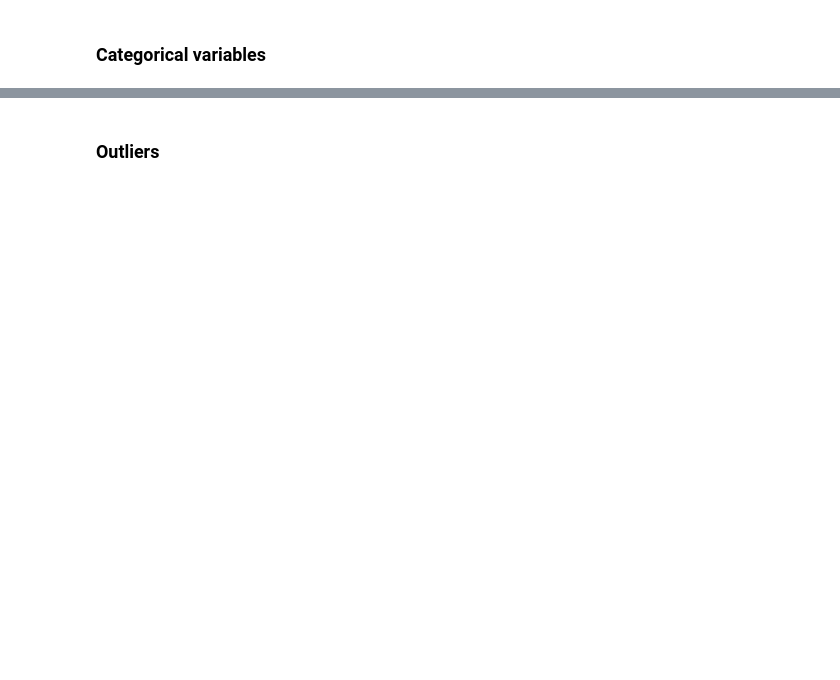
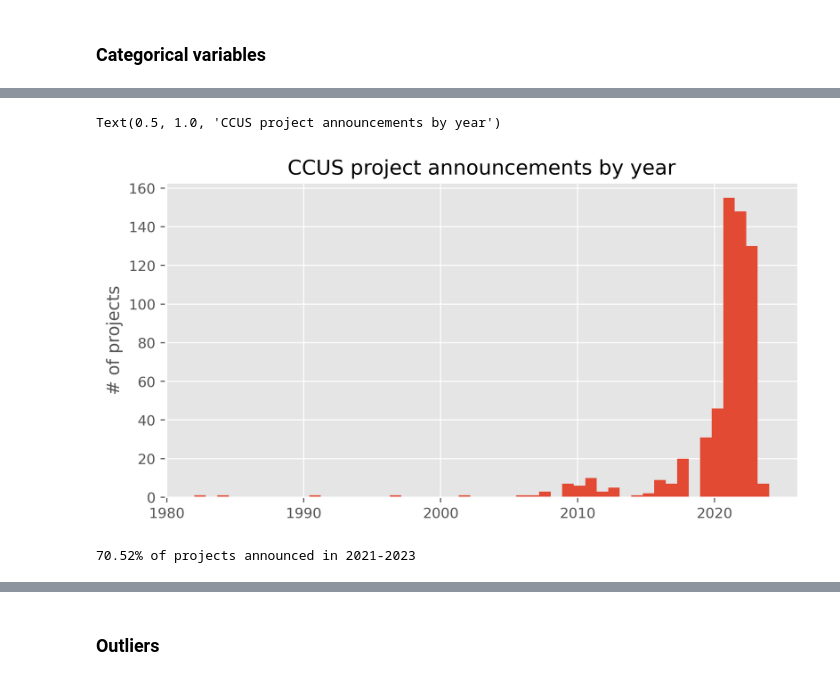
Before and after one commit to noah-art3mis/stats-assignment-1, a Jupyter notebook: carbon_cleaning.ipynb, the cells around one changed output, grey strips where cells are left out. Cells and saved outputs as stored; diff of their text form; code cells hidden in the pictures; blank space fills up the shorter version.

```diff
--- a/carbon_cleaning.ipynb
+++ b/carbon_cleaning.ipynb
@@ -83,2 +239,0 @@ Altering columns: Announced capacity (Mt CO2/yr)
-# %%
-df = df.dropna(subset=["Announced capacity (Mt CO2/yr)"])
@@ -86,0 +258,2 @@ First, we drop the NaNs so that we can continue with the analysis. This might in
+# %%
+df_77 = df.dropna(subset=["capacity_ann"])
@@ -140,10 +307,8 @@ def range_cleanup(value: str) -> float:
     return (a + b) / 2
 
 
-df = df.dropna(subset=["Announced capacity (Mt CO2/yr)"])
-
-df["Announced capacity (Mt CO2/yr)"] = df["Announced capacity (Mt CO2/yr)"].apply(
+df_77["capacity_ann"] = df_77["capacity_ann"].apply(
     range_cleanup
 )
-df["Announced capacity (Mt CO2/yr)"].sample(5)
+df_77["capacity_ann"].sample(5)
 # %% [output]
@@ -173,0 +350,7 @@ Name: Capacity error, dtype: float64
+# %%
+df_77["capacity_diff"] = (
+    df_77["capacity_ann"]
+    - df_77["capacity_est"]
+)
+
+df_77["capacity_diff"].describe()
@@ -555,0 +504,12 @@ df["Capacity error"].hist(bins=10)
+# %%
+df_77["year"].hist(bins=50)
+plt.ylabel("# of projects")
+plt.title("CCUS project announcements by year")
+# %% [output]
+Text(0.5, 1.0, 'CCUS project announcements by year')
+[figure, added]
+# %%
+year_p = (155 + 148 + 130) / df_77.shape[0]
+print(f"{year_p * 100:.2f}% of projects announced in 2021-2023")
+# %% [output]
+70.52% of projects announced in 2021-2023
```
Also changed, not shown: parts of 157 cells of this notebook, 2 other files.
